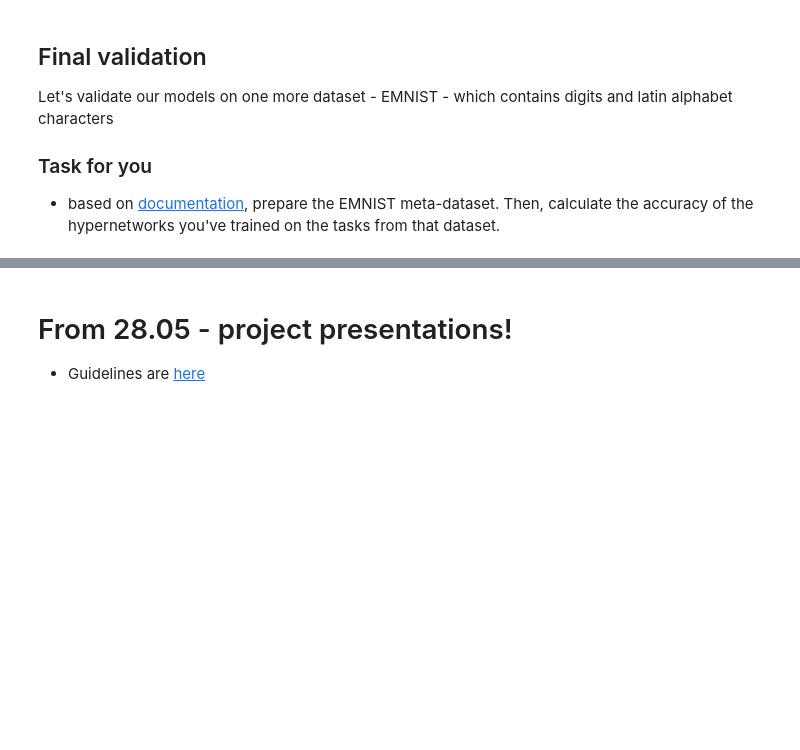
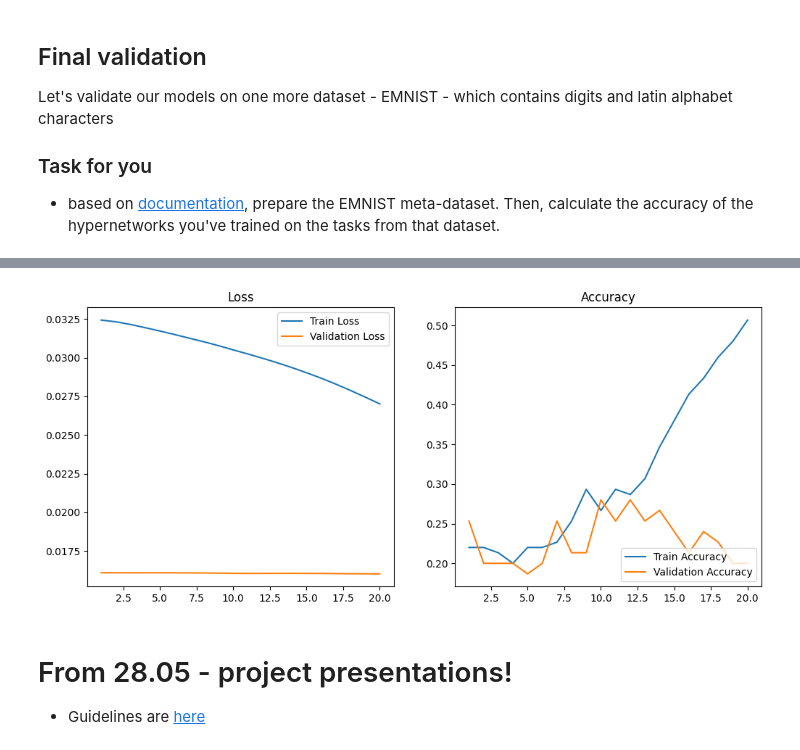
Before and after one commit to Nauteirius/wzum-24, a Jupyter notebook: lab8_few_shot.ipynb, the cells around one changed output, grey strips where cells are left out. Drawn from its saved outputs; the diff is of its cells as text; code cells hidden in the pictures; blank space fills up the shorter version.

```diff
--- a/lab8_few_shot.ipynb
+++ b/lab8_few_shot.ipynb
@@ -671,14 +409,15 @@ transform = transforms.Compose([
     transforms.ToTensor(),
 ])
 
+
 # Load the EMNIST dataset
 emnist_train = EMNIST(root='~/data', split='byclass', train=True, download=True, transform=transform)
 emnist_valid = EMNIST(root='~/data', split='byclass', train=False, download=True, transform=transform)
 
+
 # Wrap the dataset with learn2learn's MetaDataset
 meta_train = l2l.data.MetaDataset(emnist_train)
 meta_valid = l2l.data.MetaDataset(emnist_valid)
-
 # Define task transforms
 train_transforms = [
     l2l.data.transforms.NWays(meta_train, n=ways),
@@ -696,10 +435,21 @@ valid_transforms = [
     l2l.data.transforms.ConsecutiveLabels(meta_valid),
 ]
 
-# Create tasksets
-train_tasks = l2l.data.TaskDataset(meta_train, task_transforms=train_transforms, num_tasks=1000)
-valid_tasks = l2l.data.TaskDataset(meta_valid, task_transforms=valid_transforms, num_tasks=100)
 
 
+# Create tasksets
+train_tasks = l2l.data.TaskDataset(meta_train, task_transforms=train_transforms, num_tasks=2) #it trains very slow
+valid_tasks = l2l.data.TaskDataset(meta_valid, task_transforms=valid_transforms, num_tasks=1)
+
+tasksets = l2l.vision.benchmarks.get_tasksets(
+        'omniglot',
+        train_ways=ways,
+        train_samples=shots + queries,
+        test_ways=ways,
+        test_samples=shots + queries,
+        num_tasks=200, # it was training very slow
+        root='~/data',
+    )
+
 #???
 # %% [output]
@@ -760,3 +580,19 @@ NameError: name 'valid_tasks' is not defined
+# %%
+from torch import optim
+# Training settings
+criterion = nn.CrossEntropyLoss()
+shots = 1
+queries = 15
+ways = 5
+# Train the hypernets in the specified settings
+
+dictonary = {'train': train_tasks, 'validation': valid_tasks}
+for wpc in [True]:
+      hypernet = Hypernet(shots, ways, weights_per_class=wpc)
+      optimizer = torch.optim.SGD(hypernet.parameters(), lr=0.001, momentum=0.9)
+      train_hypernet(hypernet,train_tasks,valid_tasks, optimizer, criterion, n_shot=shots)
+# %% [output]
+[figure, added]
 # %% [markdown]
 # From 28.05 - project presentations!
 * Guidelines are [here](https://docs.google.com/document/d/1_lKQeSeLp7E99O0MIVR5lL_wMTnwxH1nu4O_ZHGUGBs/edit#heading=h.au2wco26ah5)
```
Also changed, not shown: parts of 12 cells of this notebook.
